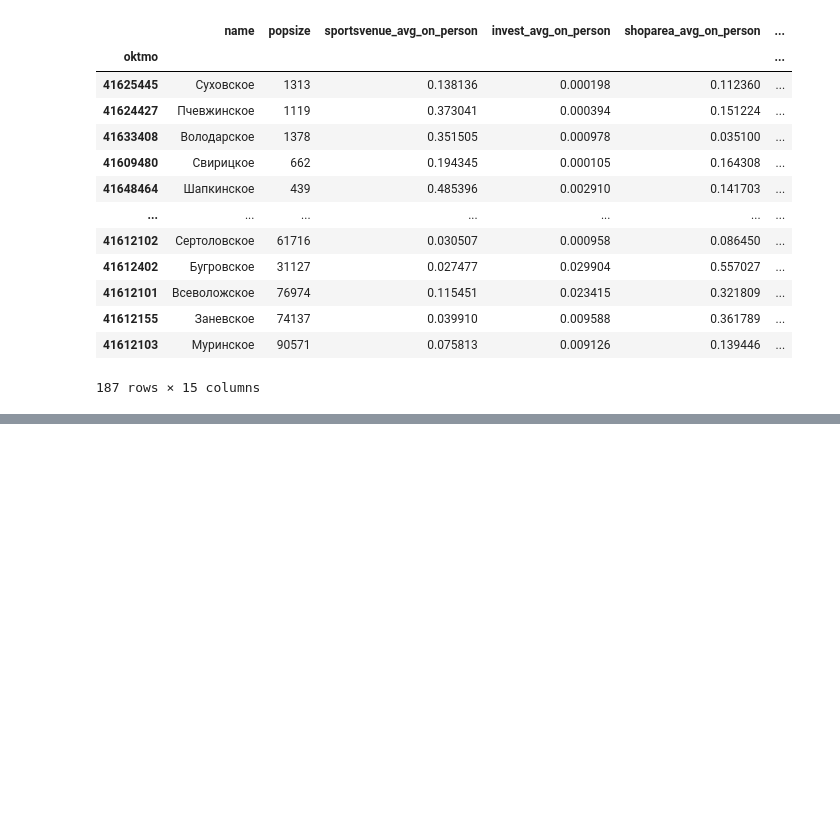
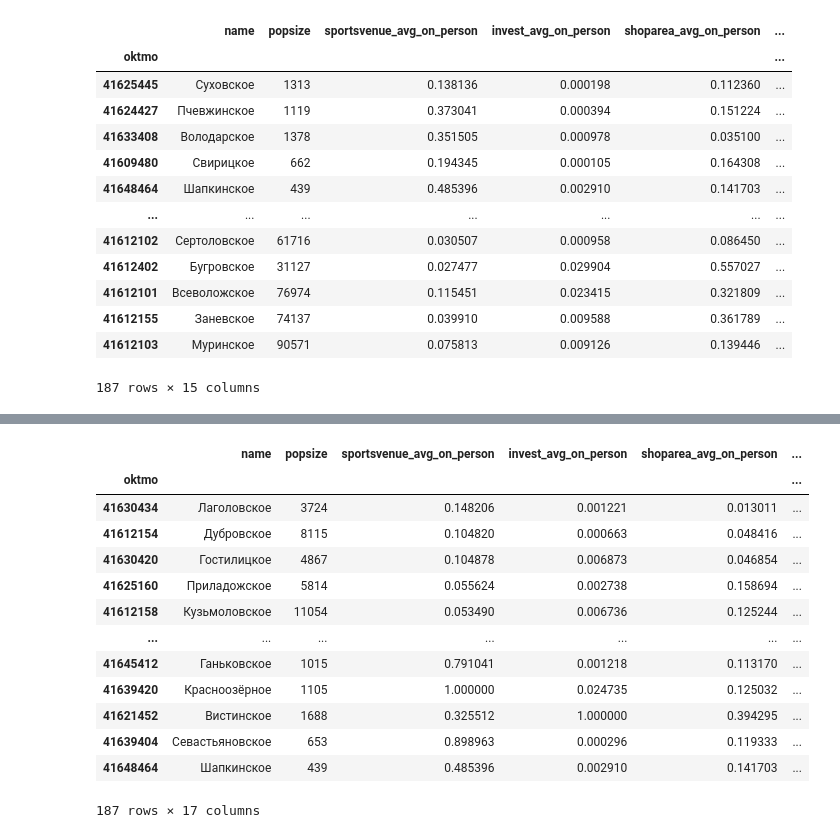
Before and after one commit to SergeyPishchulov/populations, a Jupyter notebook: empty_page/data_preparation.ipynb, the cells around one changed output, grey strips where cells are left out. Drawn from its saved outputs; the diff is of its cells as text; code cells hidden in the pictures; blank space fills up the shorter version.

Commit message:
scale of migration proba

```diff
--- a/empty_page/data_preparation.ipynb
+++ b/empty_page/data_preparation.ipynb
@@ -1053,9 +1081,9 @@ def mig_prob(agent, mo_from, mo_to, KS: KParams):
     )
     return (
         mo_to.rating*KS.k0
-        + KS.k1 * p1_mo_size(agent, mo_to.popsize)
-        + KS.k2 * p2_conditional_distribution_age_and_distance(
-            agent, distance) * p5_migration_intensity_by_age(agent)
+        + KS.k1 * p1_mo_size(mo_to.popsize)
+        + KS.k2 * p2_conditional_distribution_age_and_distance_full(
+            agent.age, distance) * p5_migration_intensity_by_age_full(agent.age)
         + agent.student * KS.k4 + p4_education_non_student(agent)
         - mo_from.rating * KS.k5
     )
@@ -1122,11 +1151,21 @@ mun_unit_population
+# %%
+mun_units["oktmo_copy"]  = pd.Series(mun_units.index, index = mun_units.index)
 # %%
 ks  = KParams(1,1,1,1,1)
+prob_by_to_oktmo = {}
 agents_mos = mun_unit_population.join(mun_units, on=["oktmo"])
 for agent_mo in tqdm(list(agents_mos.itertuples(index=False))):
-    s = mig_prob(
-    agent_mo,
-    agent_mo,
-    mun_units.iloc[100],
-    KS = KParams(1,1,1,1,1)
-    )
-    print(round(s, 2))
+    for to_mo in mun_units.itertuples():
+        to_oktmo = to_mo.Index
+        s = mig_prob(
+        agent_mo,
+        agent_mo,
+        to_mo,
+        KS = KParams(1,1,1,1,1)
+        )
+        prob_by_to_oktmo[to_oktmo] = s
+    break
+    # print(round(s, 2))
+
+
+pd.Series(prob_by_to_oktmo)
@@ -1132,0 +1185,18 @@ for agent_mo in tqdm(list(agents_mos.itertuples(index=False))):
+# %%
+prob = pd.Series(prob_by_to_oktmo, name= "prob")
+mun_units.join(prob).sort_values("prob")
+# %% [output]
+|  | name | popsize | sportsvenue_avg_on_person | invest_avg_on_person | shoparea_avg_on_person | ... |
+| oktmo |  |  |  |  |  | ... |
+| 41630434 | Лаголовское | 3724 | 0.148206 | 0.001221 | 0.013011 | ... |
+| 41612154 | Дубровское | 8115 | 0.104820 | 0.000663 | 0.048416 | ... |
+| 41630420 | Гостилицкое | 4867 | 0.104878 | 0.006873 | 0.046854 | ... |
+| 41625160 | Приладожское | 5814 | 0.055624 | 0.002738 | 0.158694 | ... |
+| 41612158 | Кузьмоловское | 11054 | 0.053490 | 0.006736 | 0.125244 | ... |
+| ... | ... | ... | ... | ... | ... | ... |
+| 41645412 | Ганьковское | 1015 | 0.791041 | 0.001218 | 0.113170 | ... |
+| 41639420 | Красноозёрное | 1105 | 1.000000 | 0.024735 | 0.125032 | ... |
+| 41621452 | Вистинское | 1688 | 0.325512 | 1.000000 | 0.394295 | ... |
+| 41639404 | Севастьяновское | 653 | 0.898963 | 0.000296 | 0.119333 | ... |
+| 41648464 | Шапкинское | 439 | 0.485396 | 0.002910 | 0.141703 | ... |
+187 rows × 17 columns
```
Also changed, not shown: parts of 19 cells of this notebook.
